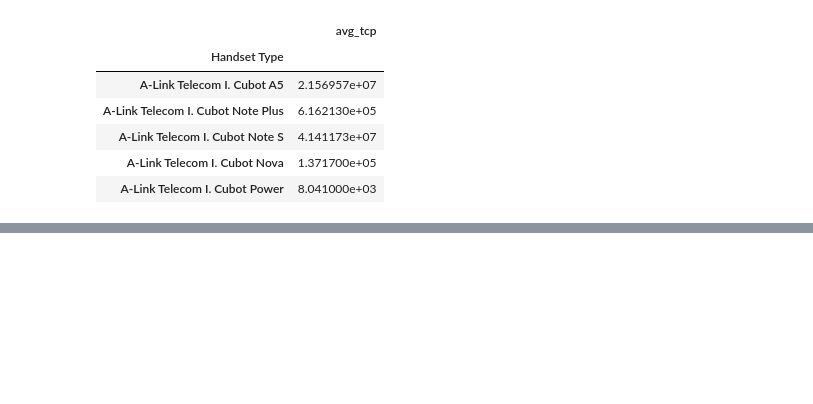
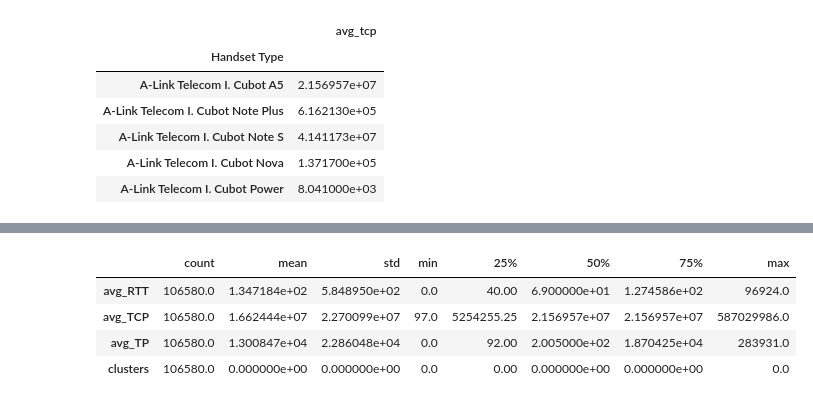
Before and after one commit to Keriii/week_1, a Jupyter notebook: notebook/User Experiance Analysis.ipynb, the cells around one changed output, grey strips where cells are left out. Drawn from its saved outputs; the diff is of its cells as text; code cells hidden in the pictures; blank space fills up the shorter version.

```diff
--- a/notebook/User Experiance Analysis.ipynb
+++ b/notebook/User Experiance Analysis.ipynb
@@ -245,0 +246,7 @@ Task 4.4 - Using the experience metrics above, perform a k-means clustering (whe
+# %%
+kmeans = KMeans(n_clusters=3)
+kmeans.fit(normilized_data)
+labels = kmeans.labels_
+agg_experiance['clusters'] = labels
+
+agg_experiance.head()
@@ -245,0 +261,9 @@ Task 4.4 - Using the experience metrics above, perform a k-means clustering (whe
+# %%
+#cluster 1 description
+agg_experiance[agg_experiance['clusters']==0].describe().transpose()
+# %% [output]
+|  | count | mean | std | min | 25% | 50% | 75% | max |
+| avg_RTT | 106580.0 | 1.347184e+02 | 5.848950e+02 | 0.0 | 40.00 | 6.900000e+01 | 1.274586e+02 | 96924.0 |
+| avg_TCP | 106580.0 | 1.662444e+07 | 2.270099e+07 | 97.0 | 5254255.25 | 2.156957e+07 | 2.156957e+07 | 587029986.0 |
+| avg_TP | 106580.0 | 1.300847e+04 | 2.286048e+04 | 0.0 | 92.00 | 2.005000e+02 | 1.870425e+04 | 283931.0 |
+| clusters | 106580.0 | 0.000000e+00 | 0.000000e+00 | 0.0 | 0.00 | 0.000000e+00 | 0.000000e+00 | 0.0 |
```
Also changed, not shown: parts of 9 cells of this notebook.
